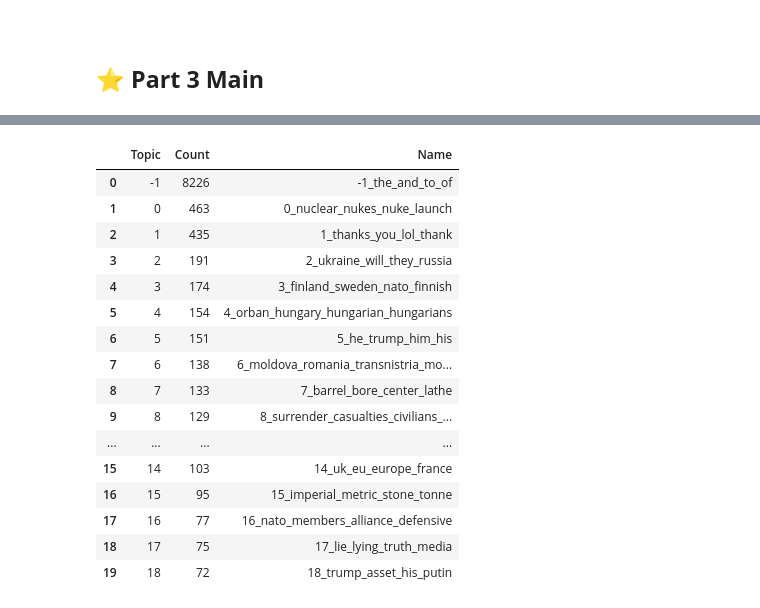
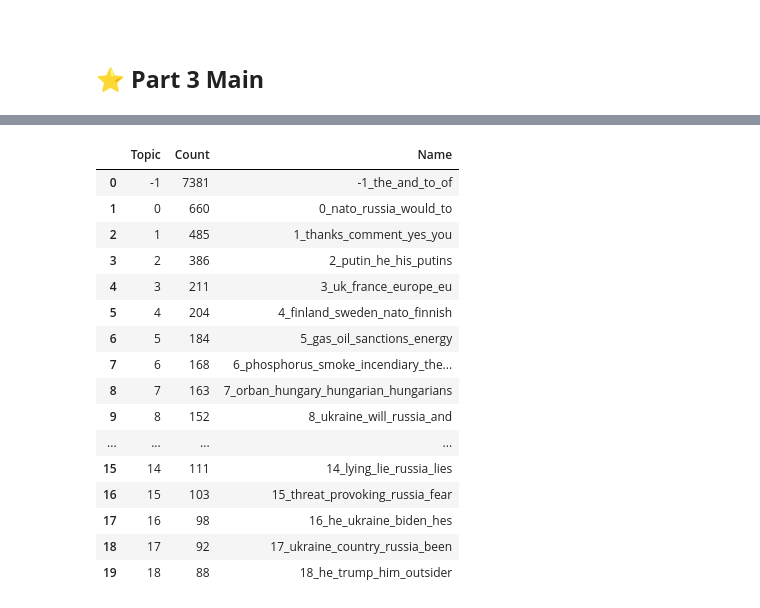
Before and after one commit to Zhiqing-Xu/SentimentAnalysis, a Jupyter notebook: Part_3.ipynb, the cells around one changed output, grey strips where cells are left out. Drawn from its saved outputs; the diff is of its cells as text; code cells hidden in the pictures.

```diff
--- a/Part_3.ipynb
+++ b/Part_3.ipynb
@@ -162,4 +183,5 @@ Cleaned Part 2 Dataset #1 :
 # %%
+
 #====================================================================================================#
 # Topic Analysis.
 
@@ -169,8 +191,12 @@ BERTopic_mpnet_base_1 = \
                             saved_fitted_model = "Saving_BERTopic_mpnet_base_1.p"  ,
                             )
 
+BERTopic_original_1 = \
+    Get_BERTopic_original(df_cleaned_n_all   = df_cleaned_1_all                    ,
+                          saved_fitted_model = "Saving_BERTopic_original_1.p"      ,
+                          )
+
 # Dataset #2
-
 BERTopic_mpnet_base_2 = \
     Get_BERTopic_mpnet_base(df_cleaned_n_all   = df_cleaned_2_all                  ,
                             saved_fitted_model = "Saving_BERTopic_mpnet_base_2.p"  ,
@@ -178,20 +211,20 @@ BERTopic_mpnet_base_2 = \
 # %%
-BERTopic_mpnet_base_1.get_topic_info().head(20)
+BERTopic_original_1.get_topic_info().head(20)
 # %% [output]
 |  | Topic | Count | Name |
-| 0 | -1 | 8226 | -1_the_and_to_of |
-| 1 | 0 | 463 | 0_nuclear_nukes_nuke_launch |
-| 2 | 1 | 435 | 1_thanks_you_lol_thank |
-| 3 | 2 | 191 | 2_ukraine_will_they_russia |
-| 4 | 3 | 174 | 3_finland_sweden_nato_finnish |
-| 5 | 4 | 154 | 4_orban_hungary_hungarian_hungarians |
-| 6 | 5 | 151 | 5_he_trump_him_his |
-| 7 | 6 | 138 | 6_moldova_romania_transnistria_mo... |
-| 8 | 7 | 133 | 7_barrel_bore_center_lathe |
-| 9 | 8 | 129 | 8_surrender_casualties_civilians_... |
+| 0 | -1 | 7381 | -1_the_and_to_of |
+| 1 | 0 | 660 | 0_nato_russia_would_to |
+| 2 | 1 | 485 | 1_thanks_comment_yes_you |
+| 3 | 2 | 386 | 2_putin_he_his_putins |
+| 4 | 3 | 211 | 3_uk_france_europe_eu |
+| 5 | 4 | 204 | 4_finland_sweden_nato_finnish |
+| 6 | 5 | 184 | 5_gas_oil_sanctions_energy |
+| 7 | 6 | 168 | 6_phosphorus_smoke_incendiary_the... |
+| 8 | 7 | 163 | 7_orban_hungary_hungarian_hungarians |
+| 9 | 8 | 152 | 8_ukraine_will_russia_and |
 | ... | ... | ... | ... |
-| 15 | 14 | 103 | 14_uk_eu_europe_france |
-| 16 | 15 | 95 | 15_imperial_metric_stone_tonne |
-| 17 | 16 | 77 | 16_nato_members_alliance_defensive |
-| 18 | 17 | 75 | 17_lie_lying_truth_media |
-| 19 | 18 | 72 | 18_trump_asset_his_putin |
+| 15 | 14 | 111 | 14_lying_lie_russia_lies |
+| 16 | 15 | 103 | 15_threat_provoking_russia_fear |
+| 17 | 16 | 98 | 16_he_ukraine_biden_hes |
+| 18 | 17 | 92 | 17_ukraine_country_russia_been |
+| 19 | 18 | 88 | 18_he_trump_him_outsider |
```
Also changed, not shown: parts of 33 cells of this notebook, 24 other files.
